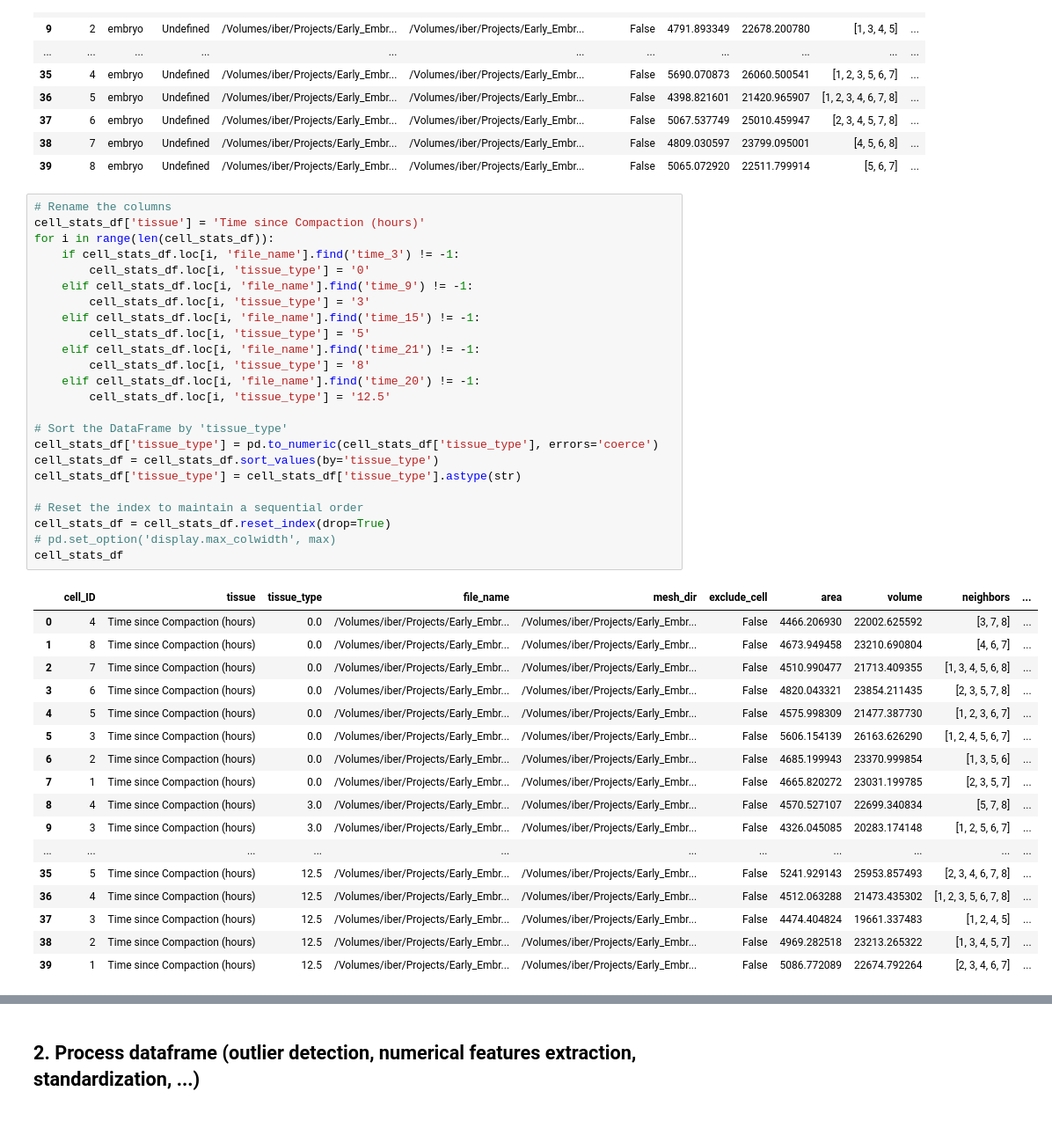
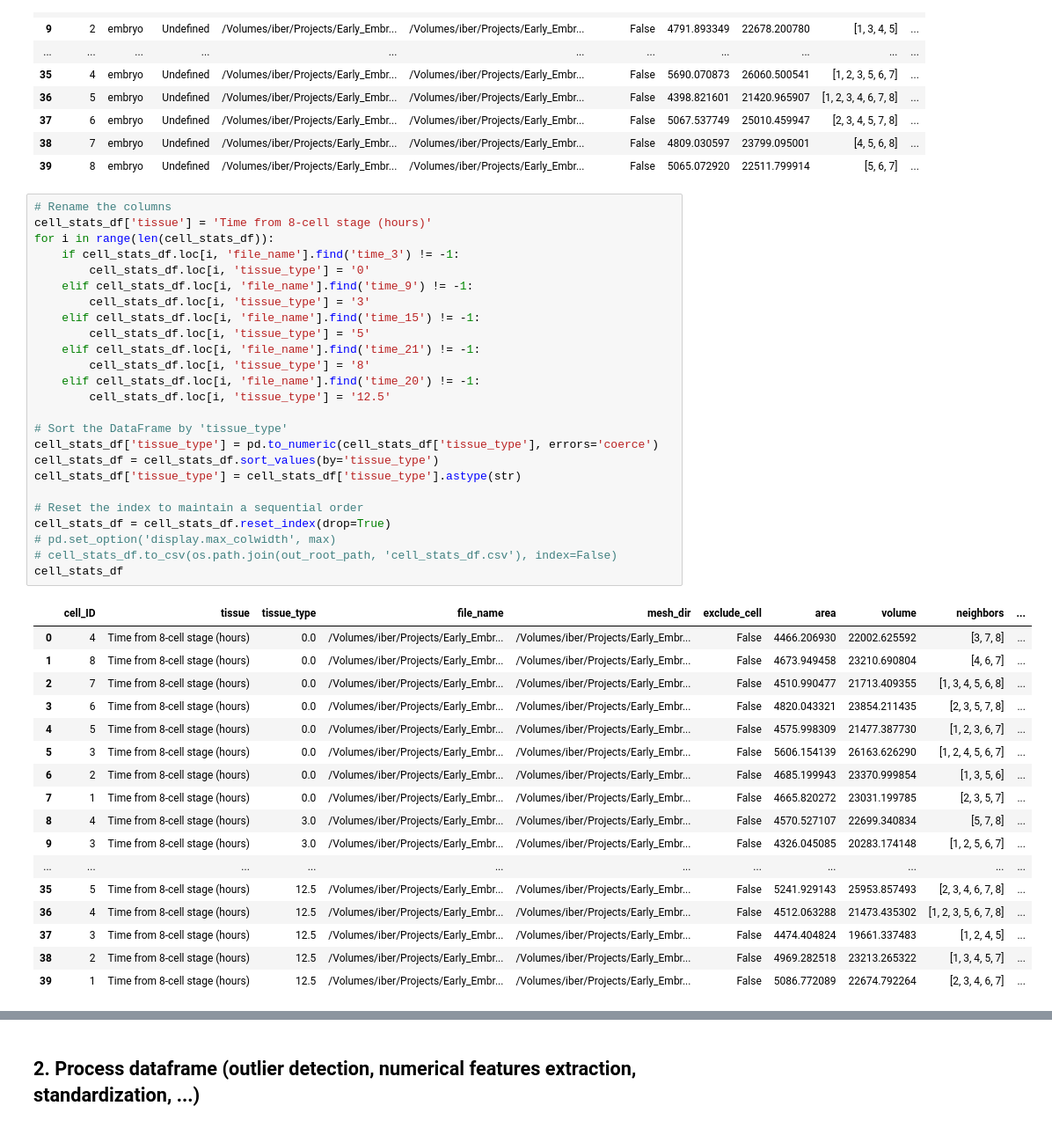
Before and after one commit to AntanasMurelis/EpiStats, a Jupyter notebook: src/tutorials/plots_tutorial.ipynb, the cells around one changed output, grey strips where cells are left out. Shown at 88% size. Drawn from its saved outputs; the diff is of its cells as text.

```diff
--- a/src/tutorials/plots_tutorial.ipynb
+++ b/src/tutorials/plots_tutorial.ipynb
@@ -49,43 +51,44 @@ cell_stats_df
 | 39 | 8 | embryo | Undefined | /Volumes/iber/Projects/Early_Embr... | /Volumes/iber/Projects/Early_Embr... | False | 5065.072920 | 22511.799914 | [5, 6, 7] | ... |
 # %%
 # Rename the columns
-cell_stats_df['tissue'] = 'Time since Compaction (hours)'
+cell_stats_df['tissue'] = 'Time from 8-cell stage (hours)'
 for i in range(len(cell_stats_df)):
     if cell_stats_df.loc[i, 'file_name'].find('time_3') != -1:
         cell_stats_df.loc[i, 'tissue_type'] = '0'
     elif cell_stats_df.loc[i, 'file_name'].find('time_9') != -1:
         cell_stats_df.loc[i, 'tissue_type'] = '3'
     elif cell_stats_df.loc[i, 'file_name'].find('time_15') != -1:
         cell_stats_df.loc[i, 'tissue_type'] = '5'
     elif cell_stats_df.loc[i, 'file_name'].find('time_21') != -1:
         cell_stats_df.loc[i, 'tissue_type'] = '8'
     elif cell_stats_df.loc[i, 'file_name'].find('time_20') != -1:
         cell_stats_df.loc[i, 'tissue_type'] = '12.5'
 
 # Sort the DataFrame by 'tissue_type'
 cell_stats_df['tissue_type'] = pd.to_numeric(cell_stats_df['tissue_type'], errors='coerce')
 cell_stats_df = cell_stats_df.sort_values(by='tissue_type')
 cell_stats_df['tissue_type'] = cell_stats_df['tissue_type'].astype(str)
 
 # Reset the index to maintain a sequential order
 cell_stats_df = cell_stats_df.reset_index(drop=True)
 # pd.set_option('display.max_colwidth', max)
+# cell_stats_df.to_csv(os.path.join(out_root_path, 'cell_stats_df.csv'), index=False)
 cell_stats_df
 # %% [output]
 |  | cell_ID | tissue | tissue_type | file_name | mesh_dir | exclude_cell | area | volume | neighbors | ... |
-| 0 | 4 | Time since Compaction (hours) | 0.0 | /Volumes/iber/Projects/Early_Embr... | /Volumes/iber/Projects/Early_Embr... | False | 4466.206930 | 22002.625592 | [3, 7, 8] | ... |
-| 1 | 8 | Time since Compaction (hours) | 0.0 | /Volumes/iber/Projects/Early_Embr... | /Volumes/iber/Projects/Early_Embr... | False | 4673.949458 | 23210.690804 | [4, 6, 7] | ... |
-| 2 | 7 | Time since Compaction (hours) | 0.0 | /Volumes/iber/Projects/Early_Embr... | /Volumes/iber/Projects/Early_Embr... | False | 4510.990477 | 21713.409355 | [1, 3, 4, 5, 6, 8] | ... |
-| 3 | 6 | Time since Compaction (hours) | 0.0 | /Volumes/iber/Projects/Early_Embr... | /Volumes/iber/Projects/Early_Embr... | False | 4820.043321 | 23854.211435 | [2, 3, 5, 7, 8] | ... |
-| 4 | 5 | Time since Compaction (hours) | 0.0 | /Volumes/iber/Projects/Early_Embr... | /Volumes/iber/Projects/Early_Embr... | False | 4575.998309 | 21477.387730 | [1, 2, 3, 6, 7] | ... |
-| 5 | 3 | Time since Compaction (hours) | 0.0 | /Volumes/iber/Projects/Early_Embr... | /Volumes/iber/Projects/Early_Embr... | False | 5606.154139 | 26163.626290 | [1, 2, 4, 5, 6, 7] | ... |
-| 6 | 2 | Time since Compaction (hours) | 0.0 | /Volumes/iber/Projects/Early_Embr... | /Volumes/iber/Projects/Early_Embr... | False | 4685.199943 | 23370.999854 | [1, 3, 5, 6] | ... |
-| 7 | 1 | Time since Compaction (hours) | 0.0 | /Volumes/iber/Projects/Early_Embr... | /Volumes/iber/Projects/Early_Embr... | False | 4665.820272 | 23031.199785 | [2, 3, 5, 7] | ... |
-| 8 | 4 | Time since Compaction (hours) | 3.0 | /Volumes/iber/Projects/Early_Embr... | /Volumes/iber/Projects/Early_Embr... | False | 4570.527107 | 22699.340834 | [5, 7, 8] | ... |
-| 9 | 3 | Time since Compaction (hours) | 3.0 | /Volumes/iber/Projects/Early_Embr... | /Volumes/iber/Projects/Early_Embr... | False | 4326.045085 | 20283.174148 | [1, 2, 5, 6, 7] | ... |
+| 0 | 4 | Time from 8-cell stage (hours) | 0.0 | /Volumes/iber/Projects/Early_Embr... | /Volumes/iber/Projects/Early_Embr... | False | 4466.206930 | 22002.625592 | [3, 7, 8] | ... |
+| 1 | 8 | Time from 8-cell stage (hours) | 0.0 | /Volumes/iber/Projects/Early_Embr... | /Volumes/iber/Projects/Early_Embr... | False | 4673.949458 | 23210.690804 | [4, 6, 7] | ... |
+| 2 | 7 | Time from 8-cell stage (hours) | 0.0 | /Volumes/iber/Projects/Early_Embr... | /Volumes/iber/Projects/Early_Embr... | False | 4510.990477 | 21713.409355 | [1, 3, 4, 5, 6, 8] | ... |
+| 3 | 6 | Time from 8-cell stage (hours) | 0.0 | /Volumes/iber/Projects/Early_Embr... | /Volumes/iber/Projects/Early_Embr... | False | 4820.043321 | 23854.211435 | [2, 3, 5, 7, 8] | ... |
+| 4 | 5 | Time from 8-cell stage (hours) | 0.0 | /Volumes/iber/Projects/Early_Embr... | /Volumes/iber/Projects/Early_Embr... | False | 4575.998309 | 21477.387730 | [1, 2, 3, 6, 7] | ... |
+| 5 | 3 | Time from 8-cell stage (hours) | 0.0 | /Volumes/iber/Projects/Early_Embr... | /Volumes/iber/Projects/Early_Embr... | False | 5606.154139 | 26163.626290 | [1, 2, 4, 5, 6, 7] | ... |
+| 6 | 2 | Time from 8-cell stage (hours) | 0.0 | /Volumes/iber/Projects/Early_Embr... | /Volumes/iber/Projects/Early_Embr... | False | 4685.199943 | 23370.999854 | [1, 3, 5, 6] | ... |
+| 7 | 1 | Time from 8-cell stage (hours) | 0.0 | /Volumes/iber/Projects/Early_Embr... | /Volumes/iber/Projects/Early_Embr... | False | 4665.820272 | 23031.199785 | [2, 3, 5, 7] | ... |
+| 8 | 4 | Time from 8-cell stage (hours) | 3.0 | /Volumes/iber/Projects/Early_Embr... | /Volumes/iber/Projects/Early_Embr... | False | 4570.527107 | 22699.340834 | [5, 7, 8] | ... |
+| 9 | 3 | Time from 8-cell stage (hours) | 3.0 | /Volumes/iber/Projects/Early_Embr... | /Volumes/iber/Projects/Early_Embr... | False | 4326.045085 | 20283.174148 | [1, 2, 5, 6, 7] | ... |
 | ... | ... | ... | ... | ... | ... | ... | ... | ... | ... | ... |
-| 35 | 5 | Time since Compaction (hours) | 12.5 | /Volumes/iber/Projects/Early_Embr... | /Volumes/iber/Projects/Early_Embr... | False | 5241.929143 | 25953.857493 | [2, 3, 4, 6, 7, 8] | ... |
-| 36 | 4 | Time since Compaction (hours) | 12.5 | /Volumes/iber/Projects/Early_Embr... | /Volumes/iber/Projects/Early_Embr... | False | 4512.063288 | 21473.435302 | [1, 2, 3, 5, 6, 7, 8] | ... |
-| 37 | 3 | Time since Compaction (hours) | 12.5 | /Volumes/iber/Projects/Early_Embr... | /Volumes/iber/Projects/Early_Embr... | False | 4474.404824 | 19661.337483 | [1, 2, 4, 5] | ... |
-| 38 | 2 | Time since Compaction (hours) | 12.5 | /Volumes/iber/Projects/Early_Embr... | /Volumes/iber/Projects/Early_Embr... | False | 4969.282518 | 23213.265322 | [1, 3, 4, 5, 7] | ... |
-| 39 | 1 | Time since Compaction (hours) | 12.5 | /Volumes/iber/Projects/Early_Embr... | /Volumes/iber/Projects/Early_Embr... | False | 5086.772089 | 22674.792264 | [2, 3, 4, 6, 7] | ... |
+| 35 | 5 | Time from 8-cell stage (hours) | 12.5 | /Volumes/iber/Projects/Early_Embr... | /Volumes/iber/Projects/Early_Embr... | False | 5241.929143 | 25953.857493 | [2, 3, 4, 6, 7, 8] | ... |
+| 36 | 4 | Time from 8-cell stage (hours) | 12.5 | /Volumes/iber/Projects/Early_Embr... | /Volumes/iber/Projects/Early_Embr... | False | 4512.063288 | 21473.435302 | [1, 2, 3, 5, 6, 7, 8] | ... |
+| 37 | 3 | Time from 8-cell stage (hours) | 12.5 | /Volumes/iber/Projects/Early_Embr... | /Volumes/iber/Projects/Early_Embr... | False | 4474.404824 | 19661.337483 | [1, 2, 4, 5] | ... |
+| 38 | 2 | Time from 8-cell stage (hours) | 12.5 | /Volumes/iber/Projects/Early_Embr... | /Volumes/iber/Projects/Early_Embr... | False | 4969.282518 | 23213.265322 | [1, 3, 4, 5, 7] | ... |
+| 39 | 1 | Time from 8-cell stage (hours) | 12.5 | /Volumes/iber/Projects/Early_Embr... | /Volumes/iber/Projects/Early_Embr... | False | 5086.772089 | 22674.792264 | [2, 3, 4, 6, 7] | ... |
```
Also changed, not shown: parts of 22 cells of this notebook.
